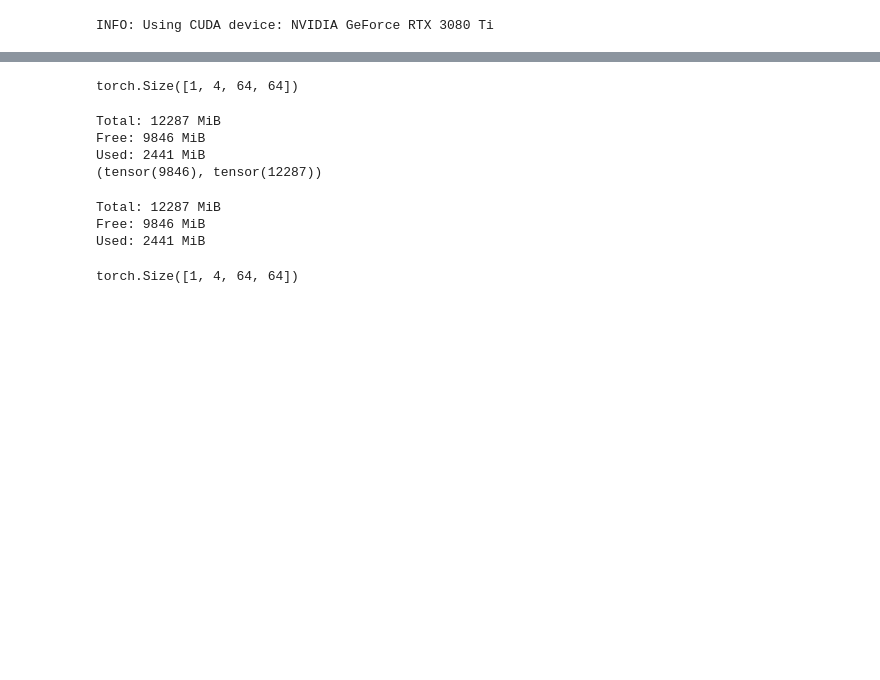
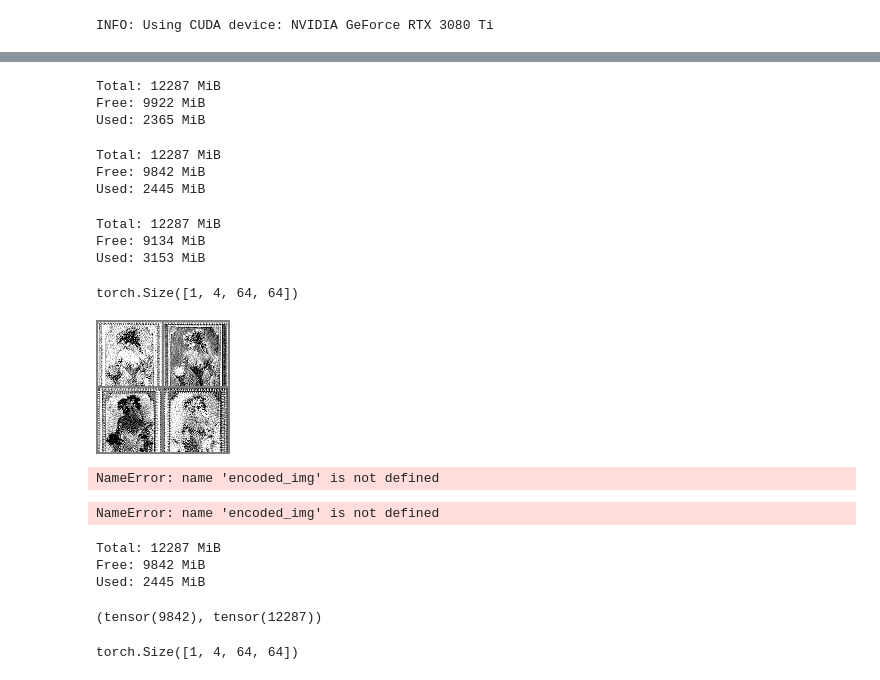
Before and after one commit to kk-digital/kcg-ml-sd1p4, a Jupyter notebook: stable_diffusion2_autoencoder_tests.ipynb, the cells around one changed output, grey strips where cells are left out. Cells and saved outputs as stored; diff of their text form; code cells hidden in the pictures; blank space fills up the shorter version.

Commit message:
comments on stable_diffusion2_autoencoder_tests.ipynb

```diff
--- a/stable_diffusion2_autoencoder_tests.ipynb
+++ b/stable_diffusion2_autoencoder_tests.ipynb
@@ -3,11 +3,19 @@ import os
 import sys
 import torch
 import time
+import shutil
+from torchvision.transforms import ToPILImage
 
 base_directory = "../"
 sys.path.insert(0, base_directory)
 
-output_directory = "./output/noise-tests/sd2-notebook"
+output_directory = "./output/noise-tests/sd2-notebook/autoencoder"
+
+try:
+    shutil.rmtree(output_directory)
+except Exception as e:
+    print(e)
+
 os.makedirs(output_directory, exist_ok=True)
 
 from stable_diffusion2.latent_diffusion import LatentDiffusion
@@ -25,6 +33,7 @@ from pathlib import Path
 from os.path import join
 
 device = get_device()
+to_pil = lambda image: ToPILImage()(torch.clamp((image + 1.0) / 2.0, min=0.0, max=1.0))
 # %% [output]
 INFO: Using CUDA device: NVIDIA GeForce RTX 3080 Ti
 # %%
@@ -65,5 +78,6 @@ Used: 1203 MiB
 # %%
-ddim_eta = 0.00000
+#intialize a stable diffusion model with a ddim_eta parameter and load submodel tree
+ddim_eta = 0.1
 stable_diffusion_model = StableDiffusion(device = device, ddim_eta=ddim_eta)
 stable_diffusion_model.model.load_submodel_tree()
 get_memory_status();
@@ -129,3 +126,27 @@ Used: 3151 MiB
+# %%
+#load the autoencoder submodel (it's a submodel of the latent diffusion model)
+stable_diffusion_model.model.load_autoencoder()
+get_memory_status();
+# %% [output]
+Total: 12287 MiB
+Free: 9922 MiB
+Used: 2365 MiB
+# %%
+#load the encoder submodel (it's a submodel of the autoencoder)
+stable_diffusion_model.model.autoencoder.load_encoder()
+get_memory_status();
+# %% [output]
+Total: 12287 MiB
+Free: 9842 MiB
+Used: 2445 MiB
+# %%
+#get the latent representation of the test image
+encoded_img = stable_diffusion_model.encode(img)
+get_memory_status();
+# %% [output]
+Total: 12287 MiB
+Free: 9134 MiB
+Used: 3153 MiB
 # %%
 encoded_img.shape
 # %% [output]
@@ -136,21 +154,33 @@ save_images(encoded_img[:, 1:,:,:], join(output_directory, f'test_encoding_2.png
+# %%
+#show each dimension of the latent representation
+grid = torchvision.utils.make_grid(encoded_img.permute(1, 0, 2, 3), nrow=2, normalize=False, range=(-1, 1), scale_each=True, pad_value=0)
+dim_grid_image = to_pil(grid)
+dim_grid_image.save(join(output_directory, f'encoding_dimensions_grid.png'))
+dim_grid_image
+# %% [output]
+[figure, added]
 # %%
+#save it as a tensor
 torch.save(encoded_img, join(output_directory, f'encoded_img_temp{temperature}_eta{ddim_eta:.3f}.pt'))
+# %% [output]
+NameError: name 'encoded_img' is not defined
 # %%
 del encoded_img
 torch.cuda.empty_cache()
 print(get_memory_status())
 # %% [output]
-Total: 12287 MiB
-Free: 9846 MiB
-Used: 2441 MiB
-(tensor(9846), tensor(12287))
+NameError: name 'encoded_img' is not defined
 # %%
+#load it back
 encoded_img = torch.load(join(output_directory, f'encoded_img_temp{temperature}_eta{ddim_eta:.3f}.pt'))
 torch.cuda.empty_cache()
 get_memory_status()
-encoded_img.shape
 # %% [output]
 Total: 12287 MiB
-Free: 9846 MiB
-Used: 2441 MiB
+Free: 9842 MiB
+Used: 2445 MiB
-torch.Size([1, 4, 64, 64])
+(tensor(9842), tensor(12287))
+# %%
+encoded_img.shape
+# %% [output]
+torch.Size([1, 4, 64, 64])
```
Also changed, not shown: parts of 18 cells of this notebook, 2 other files.
